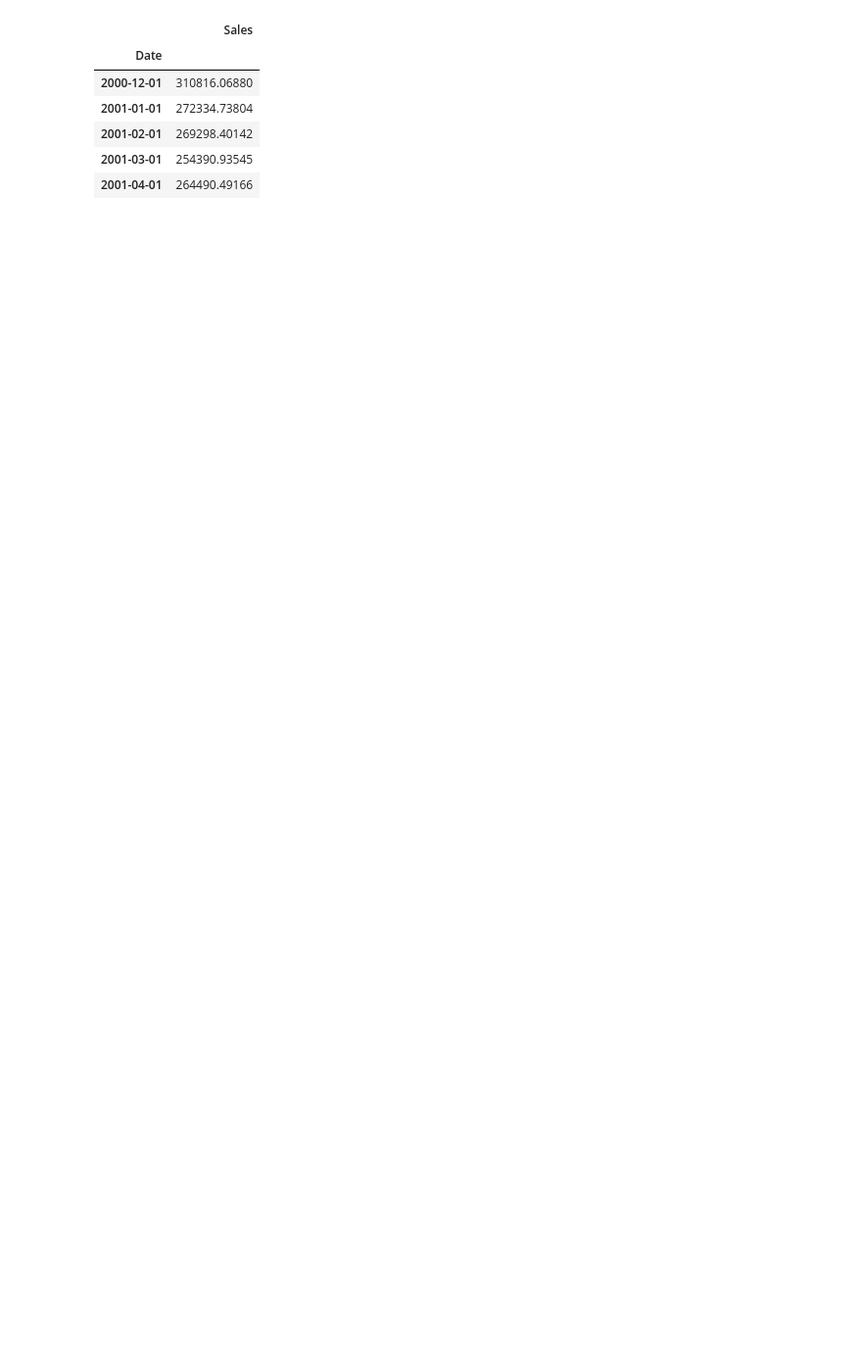
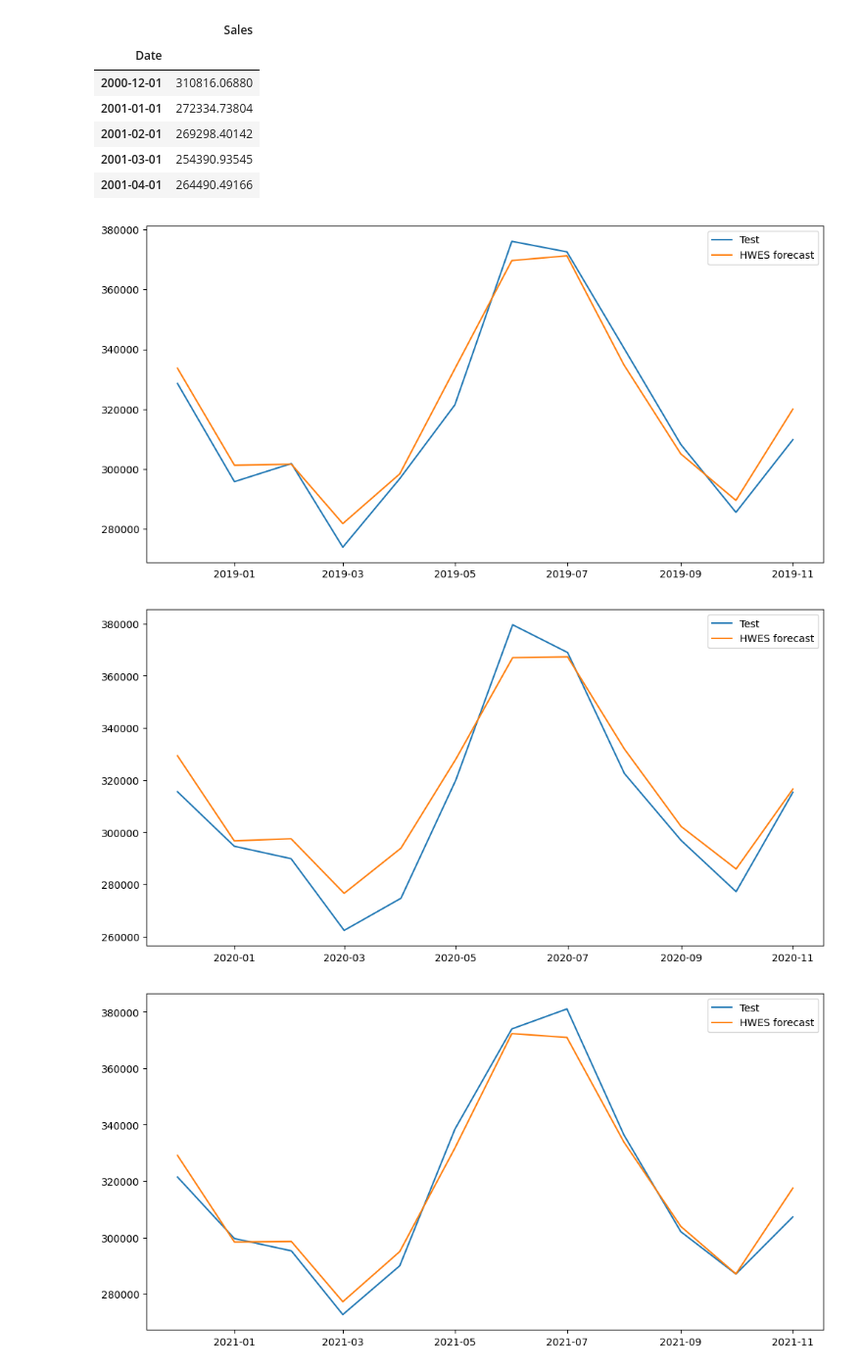
Before and after one commit to IgnacyBerent/time_series_analysis_course, a Jupyter notebook: labs/lab_7/comparison_segmented.ipynb, the cells around one changed output. Shown: that part at 98% size. Saved outputs shown, nothing was run; the diff lists cells and outputs as text; code cells hidden in the pictures; blank space fills up the shorter version.

```diff
--- a/labs/lab_7/comparison_segmented.ipynb
+++ b/labs/lab_7/comparison_segmented.ipynb
@@ -30,18 +30,29 @@ train_size = len(df) - 72
 # %%
 mse_hwes = []
 for i in range (5):
     start_index = 12 * i
     end_index = start_index + train_size + 12
     train = df.iloc[start_index:train_size + start_index]
     test = df.iloc[train_size + start_index:end_index]
 
     hwes_model = HWES(
     train,
     trend='mul',
     damped_trend=True,
     seasonal='mul',
     seasonal_periods=12
     ).fit()
 
+    # plot the forecast with test
+    plt.figure(figsize=(12, 6))
+    plt.plot(test, label='Test')
+    plt.plot(hwes_model.forecast(12), label='HWES forecast')
+    plt.legend()
+    plt.show()
+
     # calculate mean squared error
     mse_hwes.append(mean_squared_error(test, hwes_model.forecast(12)))
+# %% [output]
+[figure, added]
+[figure, added]
+[figure, added]
```
Also changed, not shown: parts of 4 cells of this notebook.
